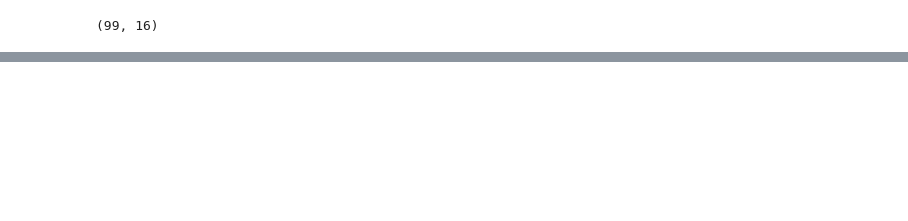
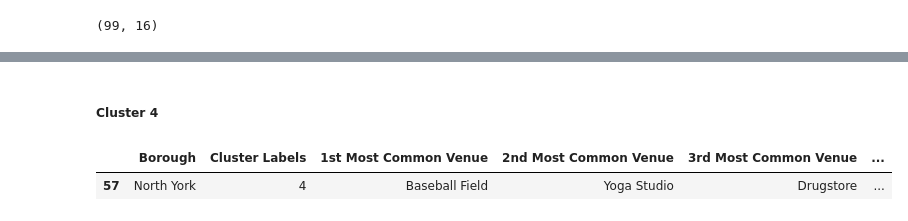
Before and after one commit to asLashin/Coursera_Capstone, a Jupyter notebook: Capstone Project: opening a New CoffeeShop Chain C.ipynb, the cells around one changed output, grey strips where cells are left out. Saved outputs shown, nothing was run; the diff lists cells and outputs as text; code cells hidden in the pictures; blank space fills up the shorter version.

```diff
--- a/Capstone Project: opening a New CoffeeShop Chain C.ipynb
+++ b/Capstone Project: opening a New CoffeeShop Chain C.ipynb
@@ -478,0 +536,7 @@ map_clusters
+# %% [markdown]
+##### Cluster 4
+# %%
+toronto_merged.loc[toronto_merged['Cluster Labels'] == 4, toronto_merged.columns[[1] + list(range(5, toronto_merged.shape[1]))]]
+# %% [output]
+|  | Borough | Cluster Labels | 1st Most Common Venue | 2nd Most Common Venue | 3rd Most Common Venue | ... |
+| 57 | North York | 4 | Baseball Field | Yoga Studio | Drugstore | ... |
```
Also changed, not shown: parts of 9 cells of this notebook.
